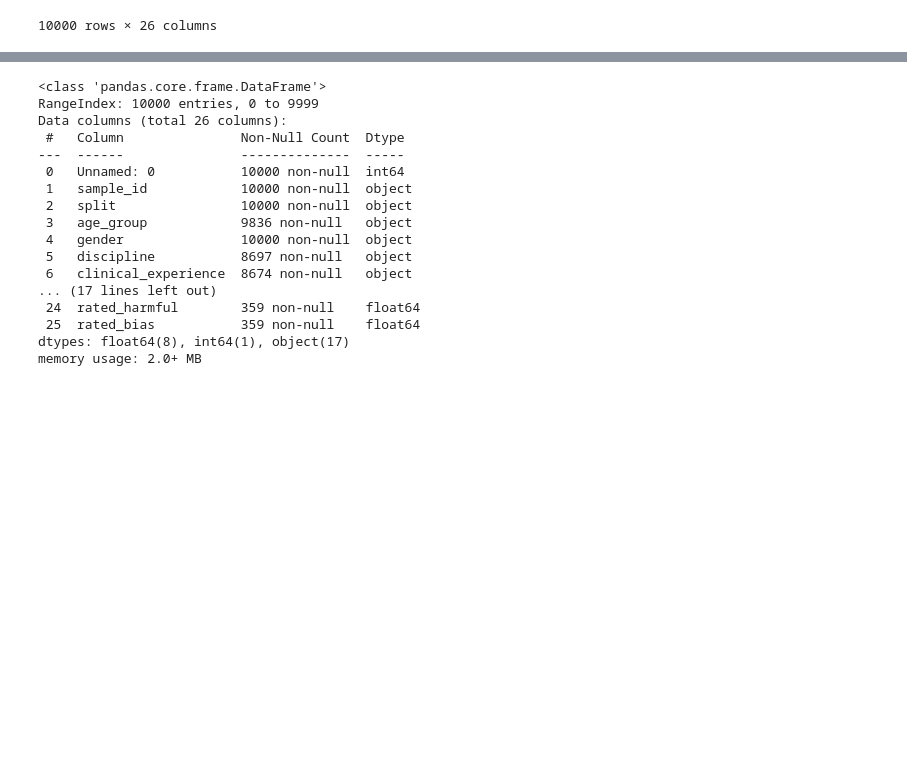
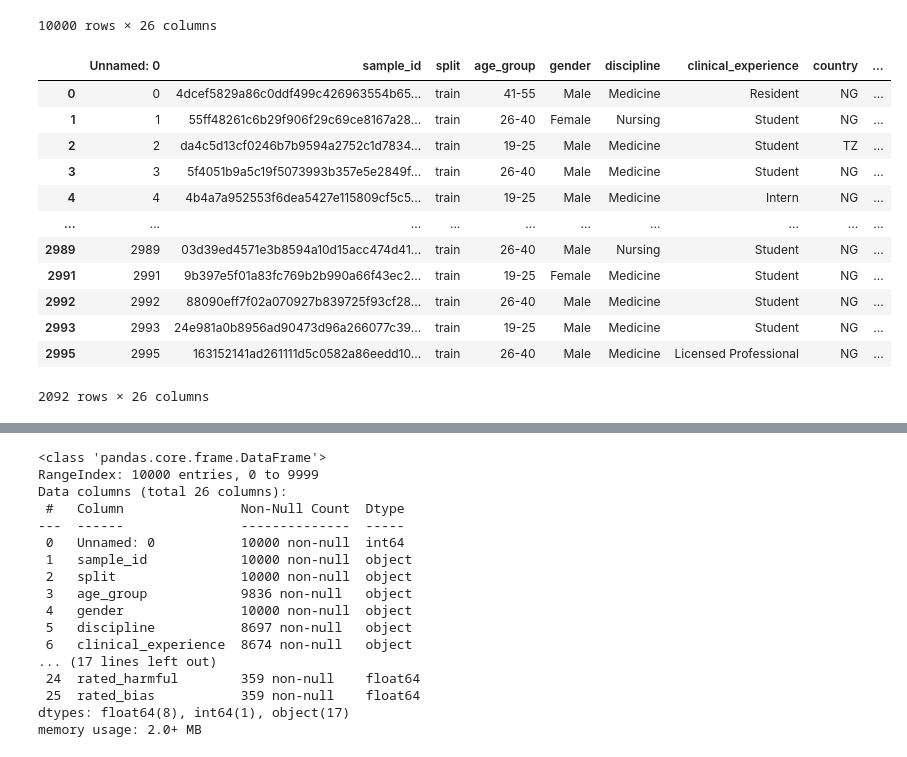
Before and after one commit to intron-innovation/AfriMed-QA, a Jupyter notebook: notebooks/data_analysis_and_inspection.ipynb, the cells around one changed output, grey strips where cells are left out. Drawn from its saved outputs; the diff is of its cells as text; code cells hidden in the pictures; blank space fills up the shorter version.

Commit message:
adapt code for medqa data

```diff
--- a/notebooks/data_analysis_and_inspection.ipynb
+++ b/notebooks/data_analysis_and_inspection.ipynb
@@ -4,7 +4,7 @@
 ../data/afri_med_qa_10k_phase_1.csv
 # %%
 import pandas as pd
-data = pd.read_csv("../data/afri_med_qa_10k_v1.1_phase_1.csv")
+data = pd.read_csv("../data/afri_med_qa_10k_v1_1_phase_1.csv")
 data
 # %% [output]
 |  | Unnamed: 0 | sample_id | split | age_group | gender | discipline | clinical_experience | country | ... |
@@ -22,0 +25,16 @@ data
+# %%
+data[(data['split']=="train") & (data['question_type']=="mcq")]
+# %% [output]
+|  | Unnamed: 0 | sample_id | split | age_group | gender | discipline | clinical_experience | country | ... |
+| 0 | 0 | 4dcef5829a86c0ddf499c426963554b65... | train | 41-55 | Male | Medicine | Resident | NG | ... |
+| 1 | 1 | 55ff48261c6b29f906f29c69ce8167a28... | train | 26-40 | Female | Nursing | Student | NG | ... |
+| 2 | 2 | da4c5d13cf0246b7b9594a2752c1d7834... | train | 19-25 | Male | Medicine | Student | TZ | ... |
+| 3 | 3 | 5f4051b9a5c19f5073993b357e5e2849f... | train | 26-40 | Male | Medicine | Student | NG | ... |
+| 4 | 4 | 4b4a7a952553f6dea5427e115809cf5c5... | train | 19-25 | Male | Medicine | Intern | NG | ... |
+| ... | ... | ... | ... | ... | ... | ... | ... | ... | ... |
+| 2989 | 2989 | 03d39ed4571e3b8594a10d15acc474d41... | train | 26-40 | Male | Nursing | Student | NG | ... |
+| 2991 | 2991 | 9b397e5f01a83fc769b2b990a66f43ec2... | train | 19-25 | Female | Medicine | Student | NG | ... |
+| 2992 | 2992 | 88090eff7f02a070927b839725f93cf28... | train | 26-40 | Male | Medicine | Student | NG | ... |
+| 2993 | 2993 | 24e981a0b8956ad90473d96a266077c39... | train | 19-25 | Male | Medicine | Student | NG | ... |
+| 2995 | 2995 | 163152141ad261111d5c0582a86eedd10... | train | 26-40 | Male | Medicine | Licensed Professional | NG | ... |
+2092 rows × 26 columns
```
Also changed, not shown: parts of 29 cells of this notebook, 3 other files.
